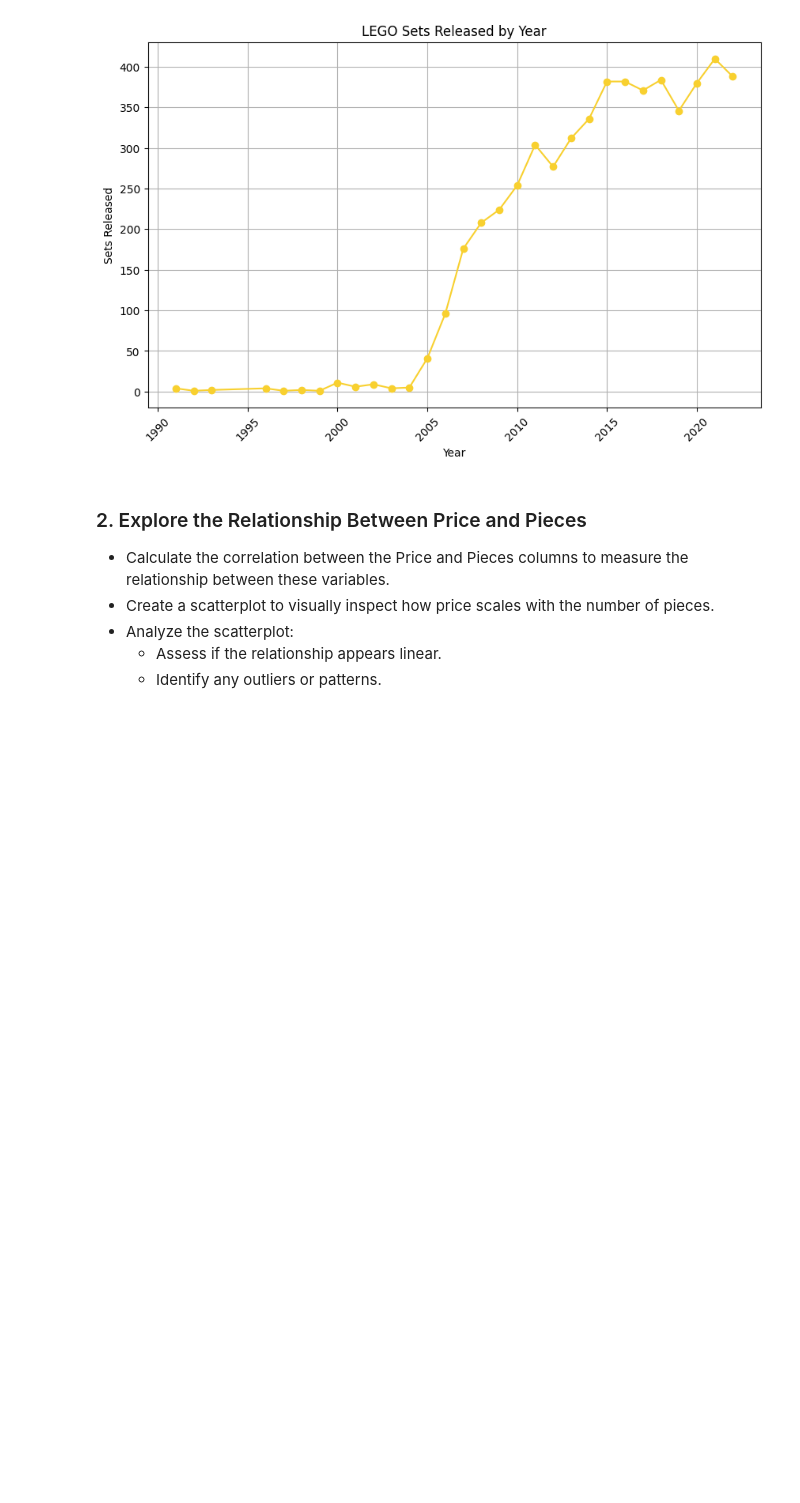
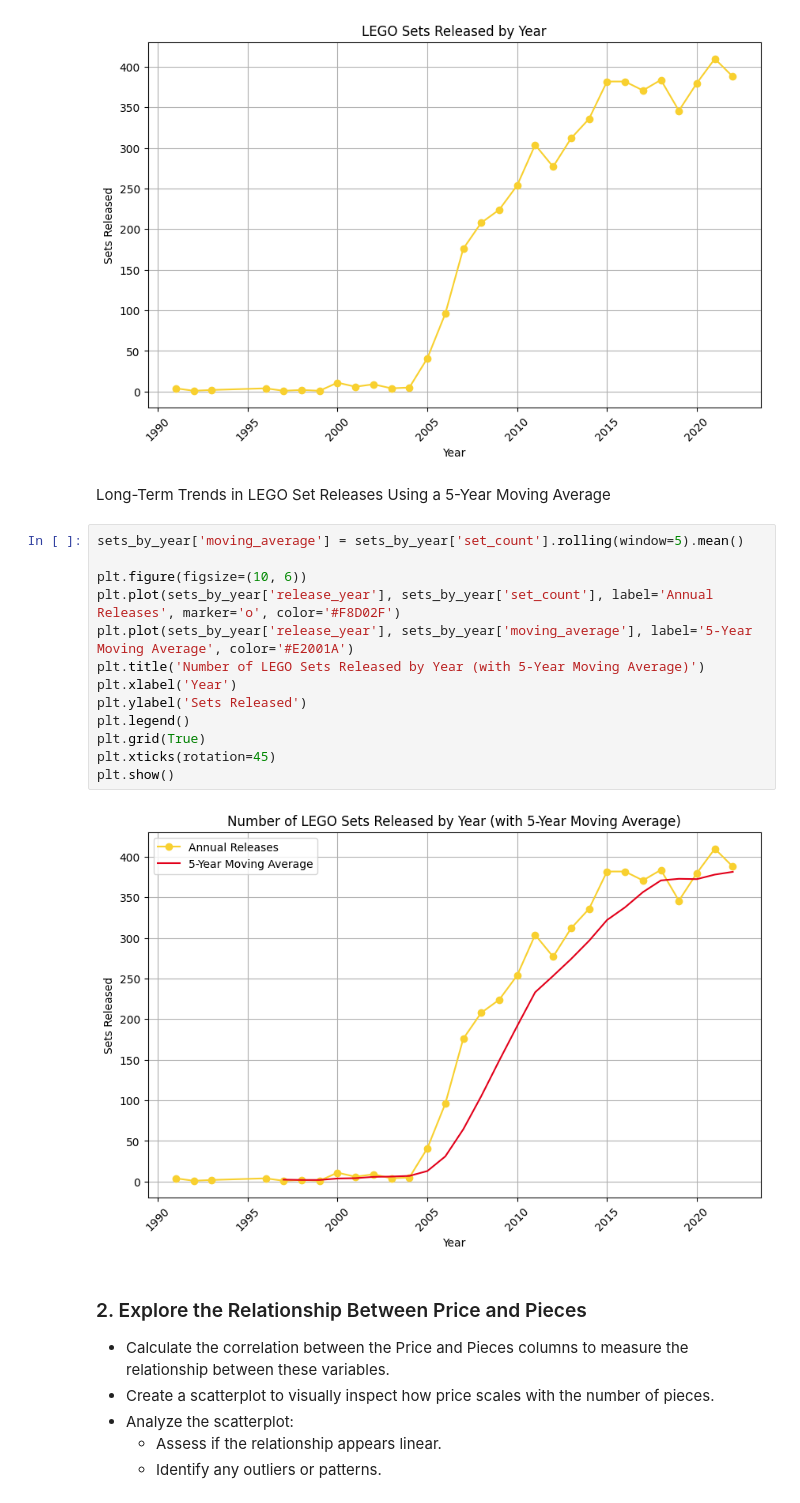
Before and after one commit to bruhu/lego-sets-analysis, a Jupyter notebook: notebooks/2_LEGO_set_analysis.ipynb, the cells around one changed output. Drawn from its saved outputs; the diff is of its cells as text; blank space fills up the shorter version.

Commit message:
5-year moving average line chart

```diff
--- a/notebooks/2_LEGO_set_analysis.ipynb
+++ b/notebooks/2_LEGO_set_analysis.ipynb
@@ -73,6 +73,23 @@ plt.xticks(rotation=45)
 plt.show()
 # %% [output]
 [figure]
+# %% [markdown]
+Long-Term Trends in LEGO Set Releases Using a 5-Year Moving Average
+# %%
+sets_by_year['moving_average'] = sets_by_year['set_count'].rolling(window=5).mean()
+
+plt.figure(figsize=(10, 6))
+plt.plot(sets_by_year['release_year'], sets_by_year['set_count'], label='Annual Releases', marker='o', color='#F8D02F')
+plt.plot(sets_by_year['release_year'], sets_by_year['moving_average'], label='5-Year Moving Average', color='#E2001A')
+plt.title('Number of LEGO Sets Released by Year (with 5-Year Moving Average)')
+plt.xlabel('Year')
+plt.ylabel('Sets Released')
+plt.legend()
+plt.grid(True)
+plt.xticks(rotation=45)
+plt.show()
+# %% [output]
+[figure, added]
 # %% [markdown]
 ### 2. Explore the Relationship Between Price and Pieces
 - Calculate the correlation between the Price and Pieces columns to measure the relationship between these variables.
```
